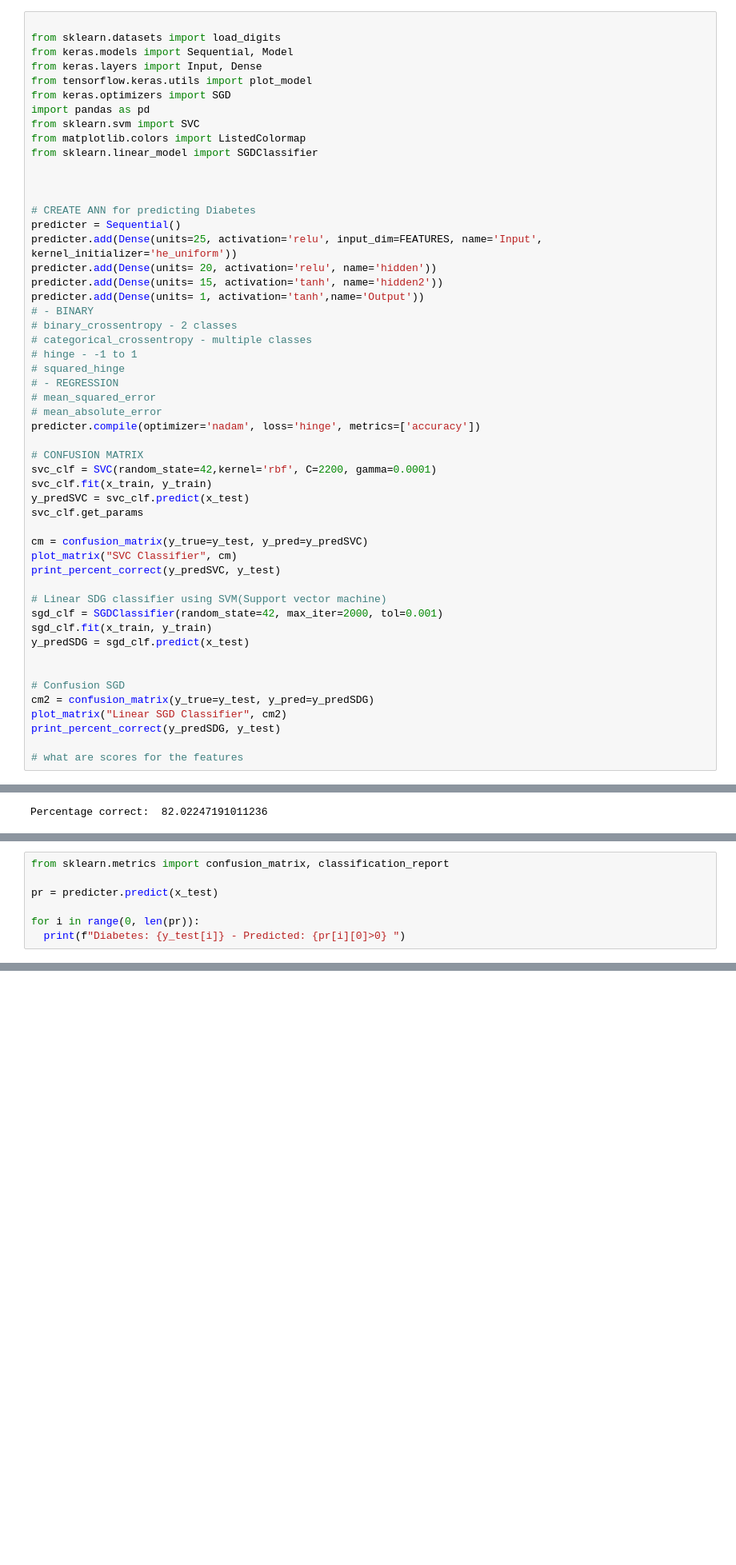
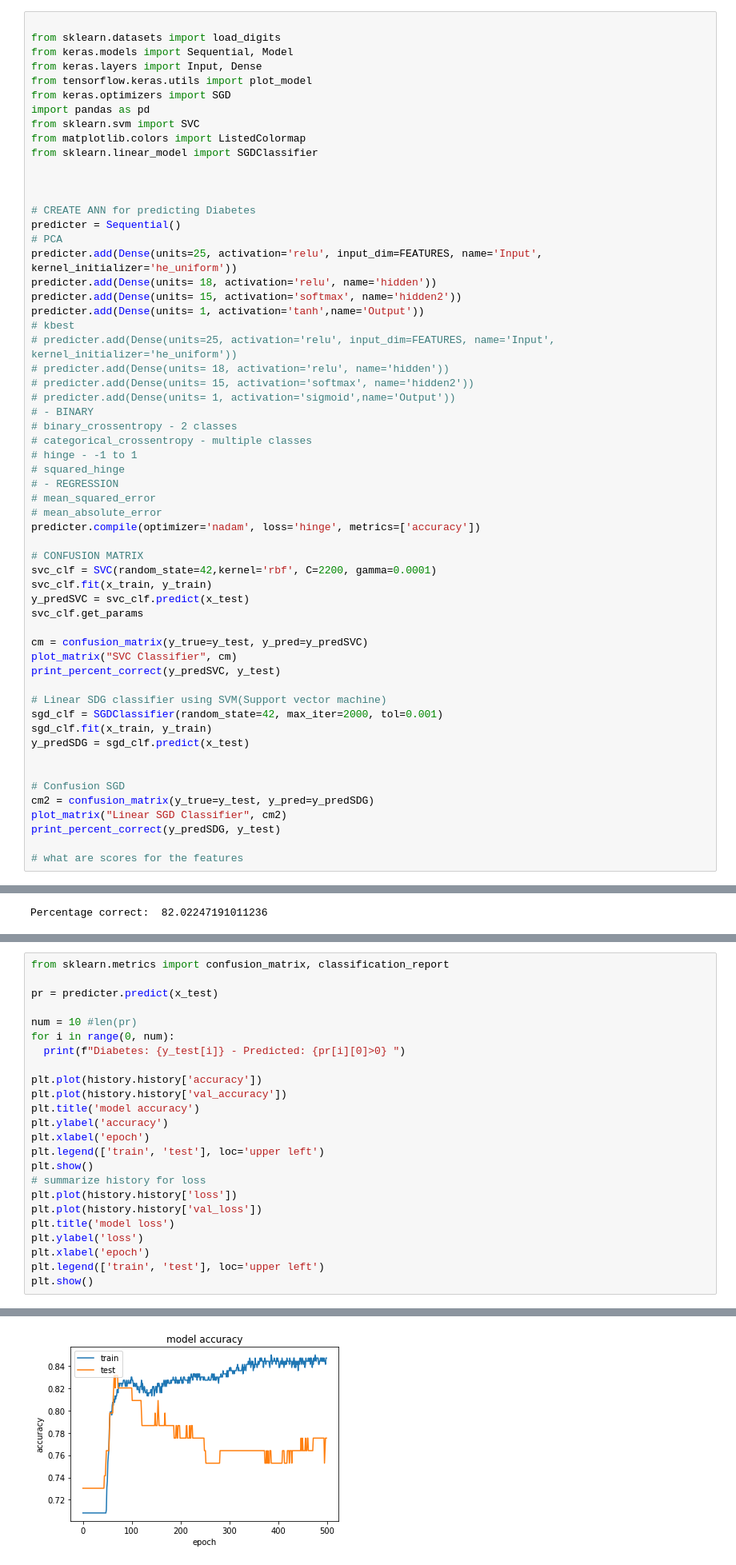
Before and after one commit to freshfish70/machine_learning, a Jupyter notebook: Diabetes.ipynb, the cells around one changed output, grey strips where cells are left out. Shown: that part at 80% size. Saved outputs shown, nothing was run; the diff lists cells and outputs as text; blank space fills up the shorter version.

```diff
--- a/Diabetes.ipynb
+++ b/Diabetes.ipynb
@@ -212,10 +218,16 @@ from sklearn.linear_model import SGDClassifier
 
 # CREATE ANN for predicting Diabetes
 predicter = Sequential()
+# PCA
 predicter.add(Dense(units=25, activation='relu', input_dim=FEATURES, name='Input', kernel_initializer='he_uniform'))
-predicter.add(Dense(units= 20, activation='relu', name='hidden'))
-predicter.add(Dense(units= 15, activation='tanh', name='hidden2'))
+predicter.add(Dense(units= 18, activation='relu', name='hidden'))
+predicter.add(Dense(units= 15, activation='softmax', name='hidden2'))
 predicter.add(Dense(units= 1, activation='tanh',name='Output'))
+# kbest
+# predicter.add(Dense(units=25, activation='relu', input_dim=FEATURES, name='Input', kernel_initializer='he_uniform'))
+# predicter.add(Dense(units= 18, activation='relu', name='hidden'))
+# predicter.add(Dense(units= 15, activation='softmax', name='hidden2'))
+# predicter.add(Dense(units= 1, activation='sigmoid',name='Output'))
 # - BINARY
 # binary_crossentropy - 2 classes
 # categorical_crossentropy - multiple classes
@@ -279,7 +290,0 @@ Epoch 500/500
-# %%
-from sklearn.metrics import confusion_matrix, classification_report
-
-pr = predicter.predict(x_test)
-
-for i in range(0, len(pr)):
-  print(f"Diabetes: {y_test[i]} - Predicted: {pr[i][0]>0} ")
@@ -303,0 +291,25 @@ Diabetes: 0 - Predicted: False
+# %%
+from sklearn.metrics import confusion_matrix, classification_report
+
+pr = predicter.predict(x_test)
+
+num = 10 #len(pr)
+for i in range(0, num):
+  print(f"Diabetes: {y_test[i]} - Predicted: {pr[i][0]>0} ")
+
+plt.plot(history.history['accuracy'])
+plt.plot(history.history['val_accuracy'])
+plt.title('model accuracy')
+plt.ylabel('accuracy')
+plt.xlabel('epoch')
+plt.legend(['train', 'test'], loc='upper left')
+plt.show()
+# summarize history for loss
+plt.plot(history.history['loss'])
+plt.plot(history.history['val_loss'])
+plt.title('model loss')
+plt.ylabel('loss')
+plt.xlabel('epoch')
+plt.legend(['train', 'test'], loc='upper left')
+plt.show()
+# %% [output]
@@ -303,0 +327 @@ Diabetes: 0 - Predicted: False
+[figure, added]
```
Also changed, not shown: parts of 4 cells of this notebook.
